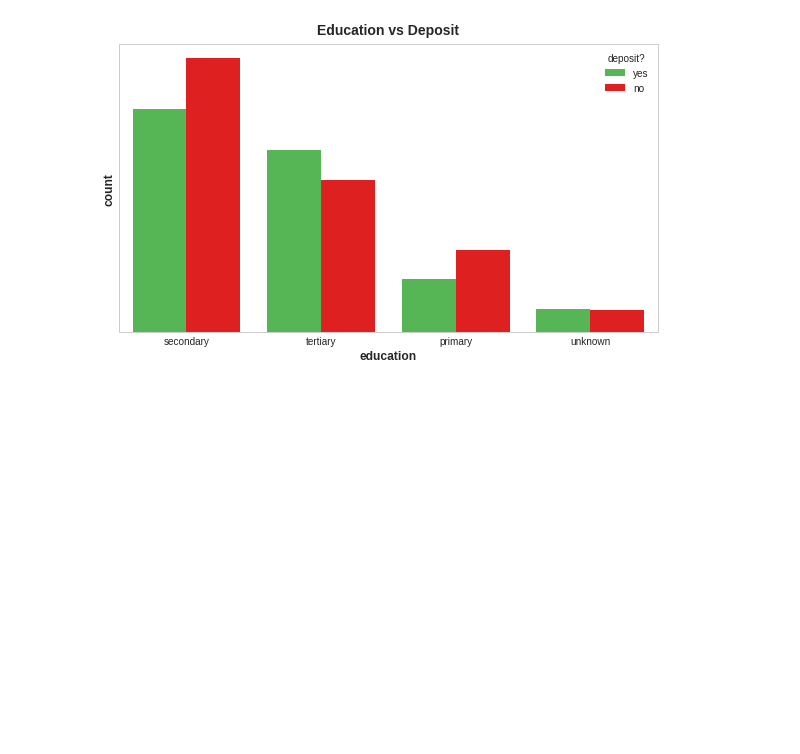
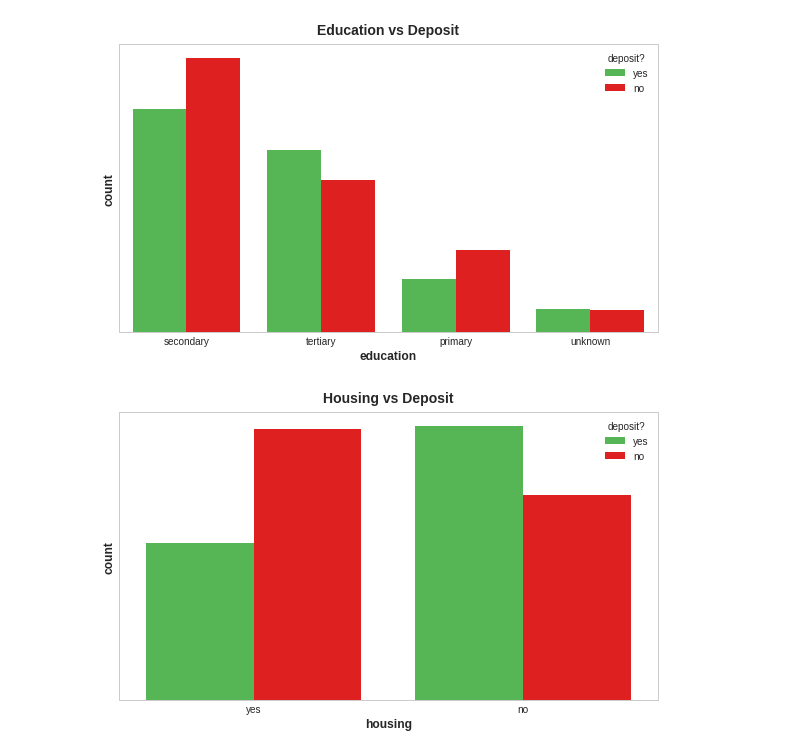
Before and after one commit to masete/Bank-Credit-Analysis, a Jupyter notebook: eda.ipynb, the cells around one changed output. Drawn from its saved outputs; the diff is of its cells as text; code cells hidden in the pictures; blank space fills up the shorter version.

Commit message:
housing vs deposit

```diff
--- a/eda.ipynb
+++ b/eda.ipynb
@@ -561,3 +561,12 @@ plt.yticks([])
 plt.show()
 # %% [output]
 [figure]
+# %%
+plt.figure(figsize=(8, 5));
+plt.title('Housing vs Deposit')
+g = sns.countplot(x= 'housing', hue = 'deposit', data=df, palette=palette);
+plt.legend(title='deposit?', ncol=1, fancybox=True, shadow=True)
+plt.yticks([])
+plt.show()
+# %% [output]
+[figure, added]
```
